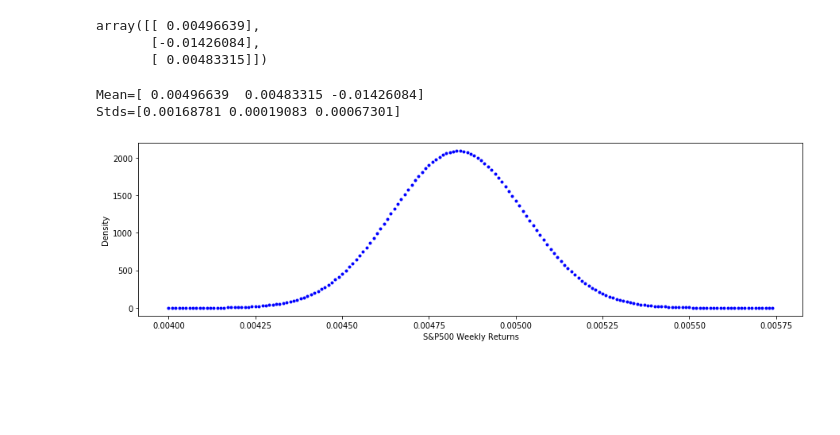
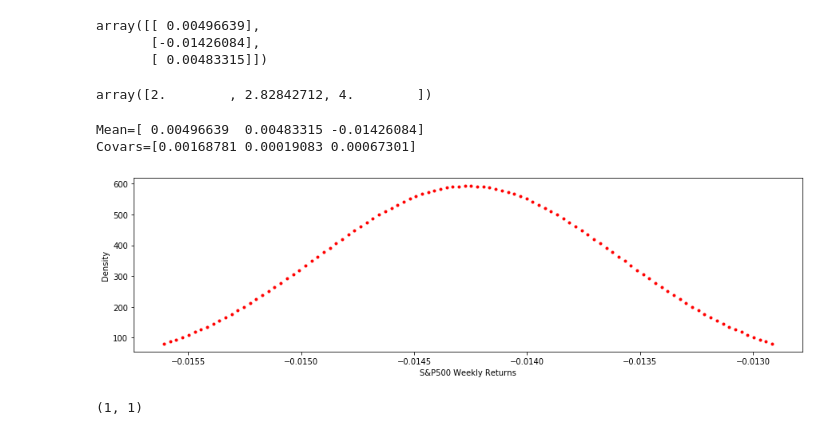
Before and after one commit to ygrepo/Time-Series, a Jupyter notebook: homeworks/hw3/hw3.ipynb, the cells around one changed output. Cells and saved outputs as stored; diff of their text form; code cells hidden in the pictures; blank space fills up the shorter version.

Commit message:
Get the curves in

```diff
--- a/homeworks/hw3/hw3.ipynb
+++ b/homeworks/hw3/hw3.ipynb
@@ -111,32 +111,39 @@ array([[ 0.00496639],
        [-0.01426084],
        [ 0.00483315]])
 # %%
-def plot_gaussian(model, curve_ind=0):
+def plot_gaussian(means, covars, curve_ind=0):
     fig, ax = plt.subplots(figsize=(15, 4))
-    means = model.means_.flatten()
     # means = np.array([0.004, -0.34, -0.003])
     ind = means.argsort()[-3:][::-1]
     means = means[ind]
     print("Mean={}".format(means))
-    stds = model.covariances_.flatten()
     # stds = np.array([.014, .009, .044])
-    stds = stds[ind]
-    print("Stds={}".format(stds))
-    x1 = np.arange(-0.0,0.01,0.0001)
-    x2 = np.arange(0.004, 0.00575,0.00001)
-    x3 = np.arange(-0.017, -0.012,0.00001)
+    covars = covars[ind]
+    print("Covars={}".format(covars))
+    x1 = np.linspace(means[0] - 2 * covars[0], means[0] + 2* covars[0], 100)
+    x2 = np.linspace(means[1] - 2 * covars[1], means[1] + 2* covars[1], 100)
+    x3 = np.linspace(means[2] - 2 * covars[2], means[2] + 2* covars[2], 100)
     if curve_ind == 0:
-        ax.plot(x1, norm.pdf(x1, means[0], stds[0]), ".", color="grey")
+        ax.plot(x1, norm.pdf(x1, means[0], covars[0]), ".", color="grey")
     elif curve_ind == 1:
-        ax.plot(x2, norm.pdf(x2, means[1], stds[1]), ".", color="blue")
+        ax.plot(x2, norm.pdf(x2, means[1], covars[1]), ".", color="blue")
     else:
-        ax.plot(x3, norm.pdf(x3, means[2], stds[2]), ".", color="red")
+        ax.plot(x3, norm.pdf(x3, means[2], covars[2]), ".", color="red")
     ax.set_xlabel("S&P500 Weekly Returns")
     ax.set_ylabel("Density")
     plt.show()
+# %%
+y = np.array([4,8,16])
+np.sqrt(y)
+# %% [output]
+array([2.        , 2.82842712, 4.        ])
 # %%
-plot_gaussian(gmm, curve_ind=1)
+plot_gaussian(gmm.means_.flatten(), gmm.covariances_.flatten(), curve_ind=3)
 # %% [output]
 Mean=[ 0.00496639  0.00483315 -0.01426084]
-Stds=[0.00168781 0.00019083 0.00067301]
+Covars=[0.00168781 0.00019083 0.00067301]
-[figure, old version]
+[figure, new version]
+# %%
+np.eye(1).shape
+# %% [output]
+(1, 1)
```
Also changed, not shown: parts of 3 cells of this notebook, 2 other files.
